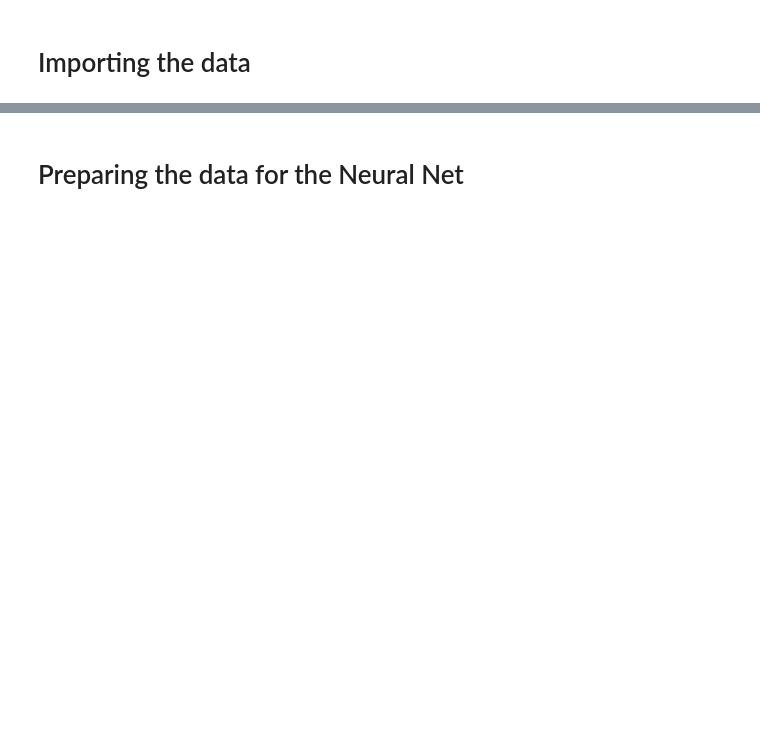
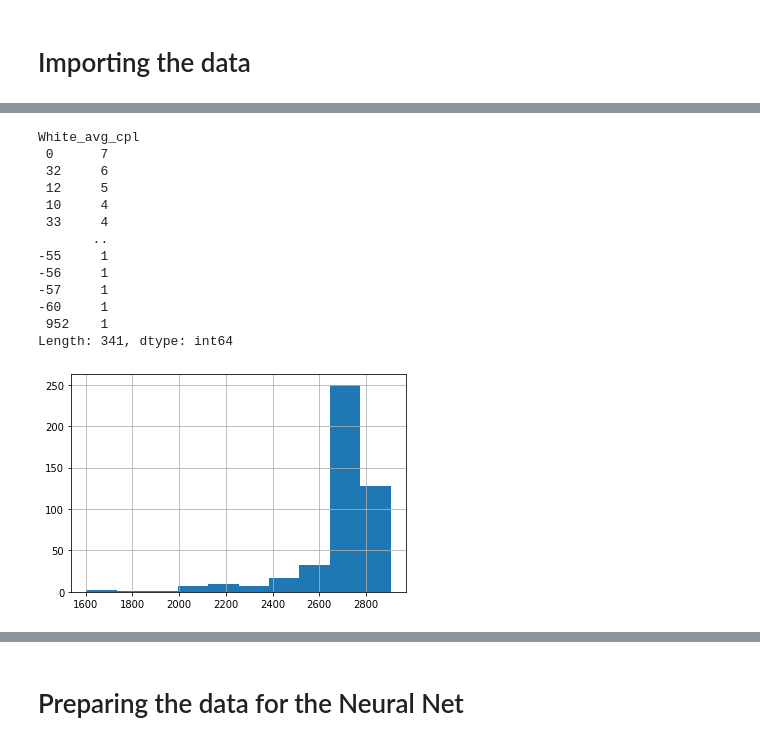
Before and after one commit to ktadgh/Classical-Chess-Predictions, a Jupyter notebook: NeuralNet.ipynb, the cells around one changed output, grey strips where cells are left out. Saved outputs shown, nothing was run; the diff lists cells and outputs as text; code cells hidden in the pictures; blank space fills up the shorter version.

```diff
--- a/NeuralNet.ipynb
+++ b/NeuralNet.ipynb
@@ -134,3 +134,34 @@ bpt = PowerTransformer()
 black_y = numpy.concatenate(black_x)
 bpt.fit(black_y)
 black_transformed = bpt.transform(black_y)
+# %%
+def avg_cpl(white_processed):
+    cpls = []
+    for i in white_processed:
+        cpls.append(i[1])
+    if len(cpls) == 0:
+        return float('NaN')
+    else:
+        return stats.mean(cpls)
+# %%
+df['White_avg_cpl'] = df['WhiteEval'].apply( avg_cpl )
+# %%
+df = df[df['Eval']!='']
+# %%
+df['WhiteELO'].hist()
+print(df.value_counts('White_avg_cpl'))
+# %% [output]
+White_avg_cpl
+ 0      7
+ 32     6
+ 12     5
+ 10     4
+ 33     4
+       ..
+-55     1
+-56     1
+-57     1
+-60     1
+ 952    1
+Length: 341, dtype: int64
+[figure, added]
```
Also changed, not shown: parts of 23 cells of this notebook, 1 other file.
